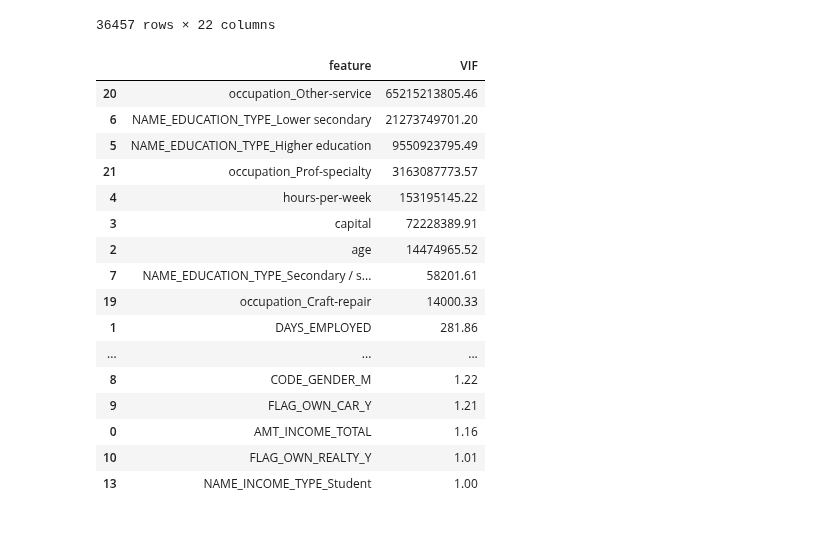
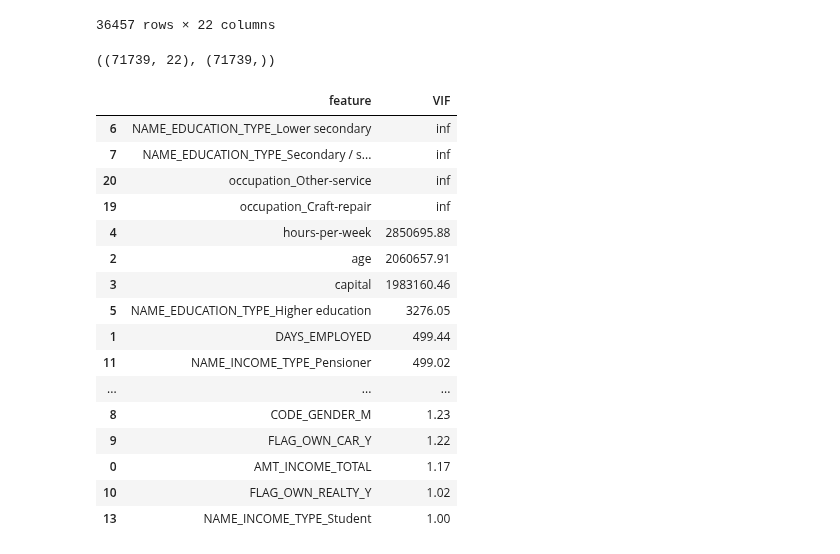
Before and after one commit to Linkkk01/INFO574_Group_Project, a Jupyter notebook: code/regression_analysis.ipynb, the cells around one changed output. Cells and saved outputs as stored; diff of their text form; code cells hidden in the pictures.

```diff
--- a/code/regression_analysis.ipynb
+++ b/code/regression_analysis.ipynb
@@ -3,6 +3,6 @@ import pandas as pd
 import numpy as np
 
 df = pd.read_csv('../data/final_df.csv')
-df.drop('workclass', axis=1, inplace=True)
+df.drop(['ID','workclass'], axis=1, inplace=True)
 df
 # %% [output]
@@ -42,4 +56,0 @@ memory usage: 3.9+ MB
-# %%
-for col in df.columns:
-    if df[col].dtype == 'object':
-        print(col,': ',df[col].unique())
@@ -56,7 +58,7 @@ occupation :  ['Adm-clerical' 'Craft-repair' 'Other-service' 'Prof-specialty']
 from sklearn.preprocessing import StandardScaler
 scaler = StandardScaler()
 y = df['credit_decision']
-df.drop(['credit_decision','ID'],axis=1,inplace=True)
+df.drop(['credit_decision'],axis=1,inplace=True)
 for col in df.columns:
     if df[col].dtype != 'object':
         df[col] = scaler.fit_transform(df[[col]])
@@ -79,32 +81,40 @@ df
 | 36455 | 0.95 | -0.44 | 0.32 | -0.24 | 0.22 | 0 | ... |
 | 36456 | -0.73 | -0.44 | 0.32 | -0.24 | 0.22 | 0 | ... |
 36457 rows × 22 columns
+# %%
+from imblearn.over_sampling import SMOTE
+
+smote = SMOTE()
+X_res, y_res = smote.fit_resample(df, y)
+X_res.shape, y_res.shape
+# %% [output]
+((71739, 22), (71739,))
 # %%
 # Colinearity check
 pd.set_option('display.float_format', '{:.2f}'.format)
 from statsmodels.stats.outliers_influence import variance_inflation_factor
 vif_data = pd.DataFrame()
-vif_data["feature"] = df.columns
-vif_data["VIF"] = [variance_inflation_factor(df.values, i)
-                          for i in range(len(df.columns))]
+vif_data["feature"] = X_res.columns
+vif_data["VIF"] = [variance_inflation_factor(X_res.values, i)
+                          for i in range(len(X_res.columns))]
 vif_data.sort_values(by="VIF", ascending=False)
 # %% [output]
 |  | feature | VIF |
-| 20 | occupation_Other-service | 65215213805.46 |
-| 6 | NAME_EDUCATION_TYPE_Lower secondary | 21273749701.20 |
-| 5 | NAME_EDUCATION_TYPE_Higher education | 9550923795.49 |
-| 21 | occupation_Prof-specialty | 3163087773.57 |
-| 4 | hours-per-week | 153195145.22 |
-| 3 | capital | 72228389.91 |
-| 2 | age | 14474965.52 |
-| 7 | NAME_EDUCATION_TYPE_Secondary / s... | 58201.61 |
-| 19 | occupation_Craft-repair | 14000.33 |
-| 1 | DAYS_EMPLOYED | 281.86 |
+| 6 | NAME_EDUCATION_TYPE_Lower secondary | inf |
+| 7 | NAME_EDUCATION_TYPE_Secondary / s... | inf |
+| 20 | occupation_Other-service | inf |
+| 19 | occupation_Craft-repair | inf |
+| 4 | hours-per-week | 2850695.88 |
+| 2 | age | 2060657.91 |
+| 3 | capital | 1983160.46 |
+| 5 | NAME_EDUCATION_TYPE_Higher education | 3276.05 |
+| 1 | DAYS_EMPLOYED | 499.44 |
+| 11 | NAME_INCOME_TYPE_Pensioner | 499.02 |
 | ... | ... | ... |
-| 8 | CODE_GENDER_M | 1.22 |
-| 9 | FLAG_OWN_CAR_Y | 1.21 |
-| 0 | AMT_INCOME_TOTAL | 1.16 |
-| 10 | FLAG_OWN_REALTY_Y | 1.01 |
+| 8 | CODE_GENDER_M | 1.23 |
+| 9 | FLAG_OWN_CAR_Y | 1.22 |
+| 0 | AMT_INCOME_TOTAL | 1.17 |
+| 10 | FLAG_OWN_REALTY_Y | 1.02 |
 | 13 | NAME_INCOME_TYPE_Student | 1.00 |
 # %%
 drop_columns = vif_data['feature'][vif_data['VIF'] > 5].tolist()
```
Also changed, not shown: parts of 7 cells of this notebook.
